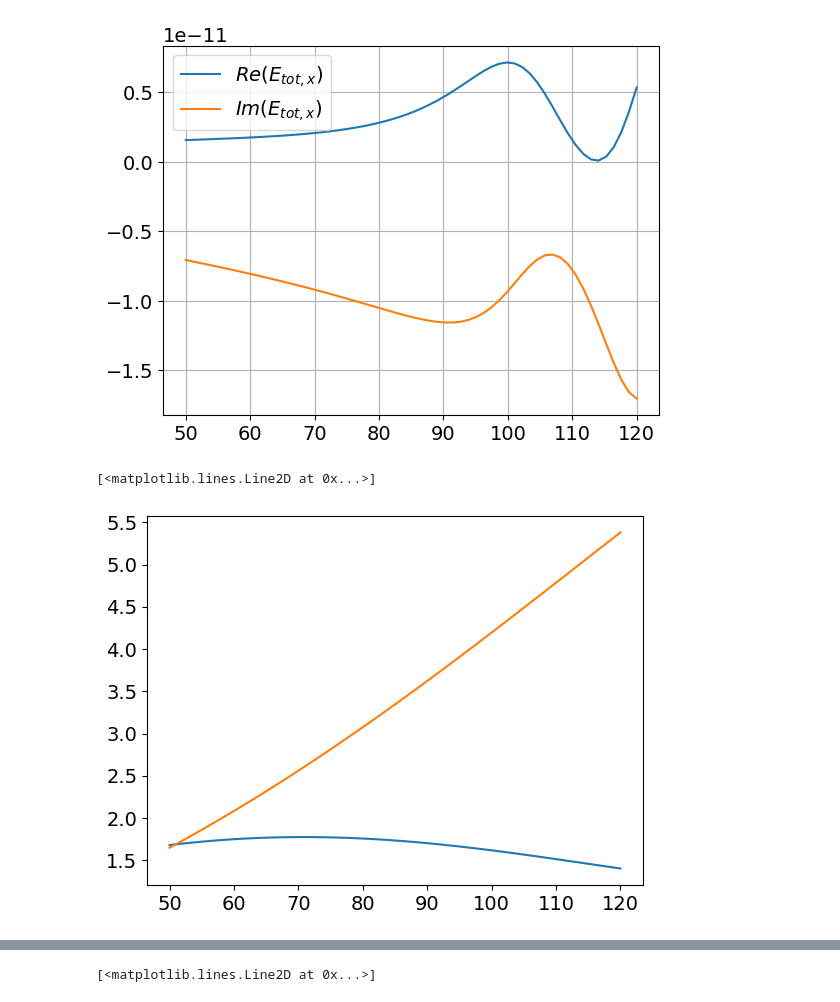
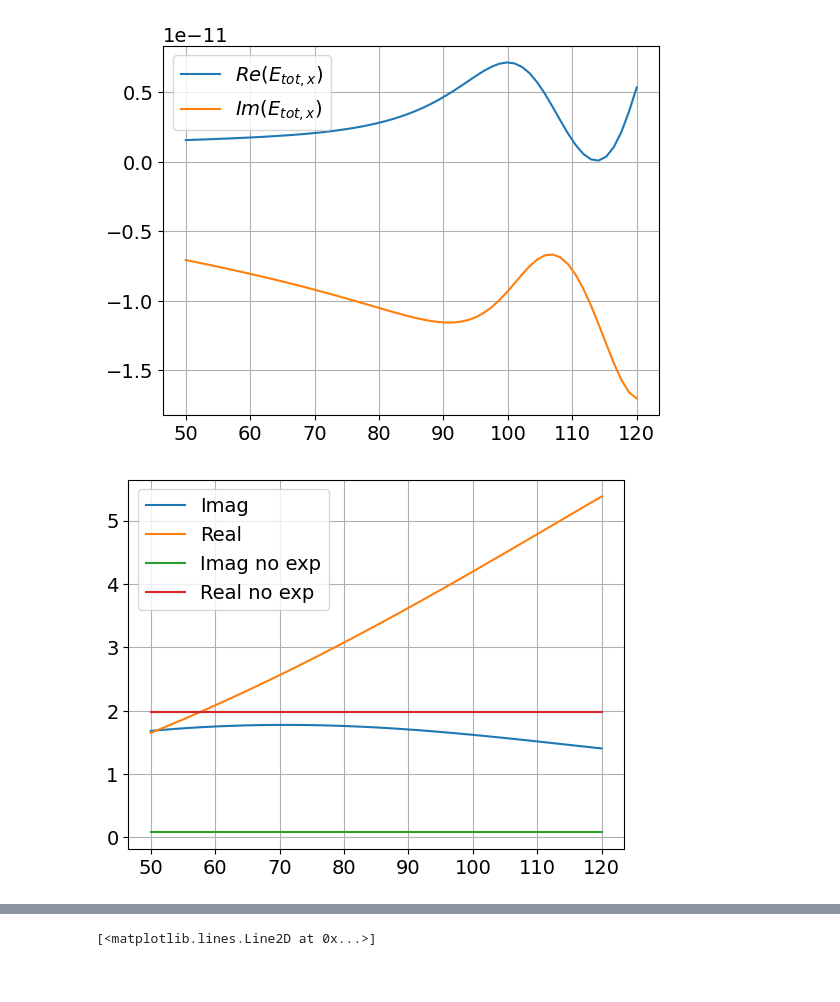
Before and after one commit to semyonbo/SPP_ANALYTICAL, a Jupyter notebook: plot_fy_dipoles.ipynb, the cells around one changed output, grey strips where cells are left out. Drawn from its saved outputs; the diff is of its cells as text; code cells hidden in the pictures.

```diff
--- a/plot_fy_dipoles.ipynb
+++ b/plot_fy_dipoles.ipynb
@@ -119,8 +129,11 @@ plt.show()
 # %% [output]
 [figure]
 # %%
-plt.plot(R, np.imag(1+r_s.conj() * np.exp(-2j*kz*(dist+R) - r_p * np.exp(2j*kz*(dist+R)) - r_p*r_s.conj())))
-plt.plot(R, np.real(1+r_s.conj() * np.exp(-2j*kz*(dist+R) - r_p * np.exp(2j*kz*(dist+R)) - r_p*r_s.conj())))
+plt.plot(R, np.imag(1+r_s.conj() * np.exp(-2j*kz*(dist+R) - r_p * np.exp(2j*kz*(dist+R)) - r_p*r_s.conj())), label='Imag')
+plt.plot(R, np.real(1+r_s.conj() * np.exp(-2j*kz*(dist+R) - r_p * np.exp(2j*kz*(dist+R)) - r_p*r_s.conj())), label='Real')
+plt.plot((R[0], R[-1]) , (np.imag(1- r_p*r_s.conj()), np.imag(1- r_p*r_s.conj())), label='Imag no exp')
+plt.plot((R[0], R[-1]) , (np.real(1- r_p*r_s.conj()), np.real(1- r_p*r_s.conj())), label='Real no exp')
+plt.legend()
+plt.grid()
 # %% [output]
-[<matplotlib.lines.Line2D at 0x...>]
-[figure, old version]
+[figure, new version]
```
Also changed, not shown: parts of 35 cells of this notebook, 6 other files.
